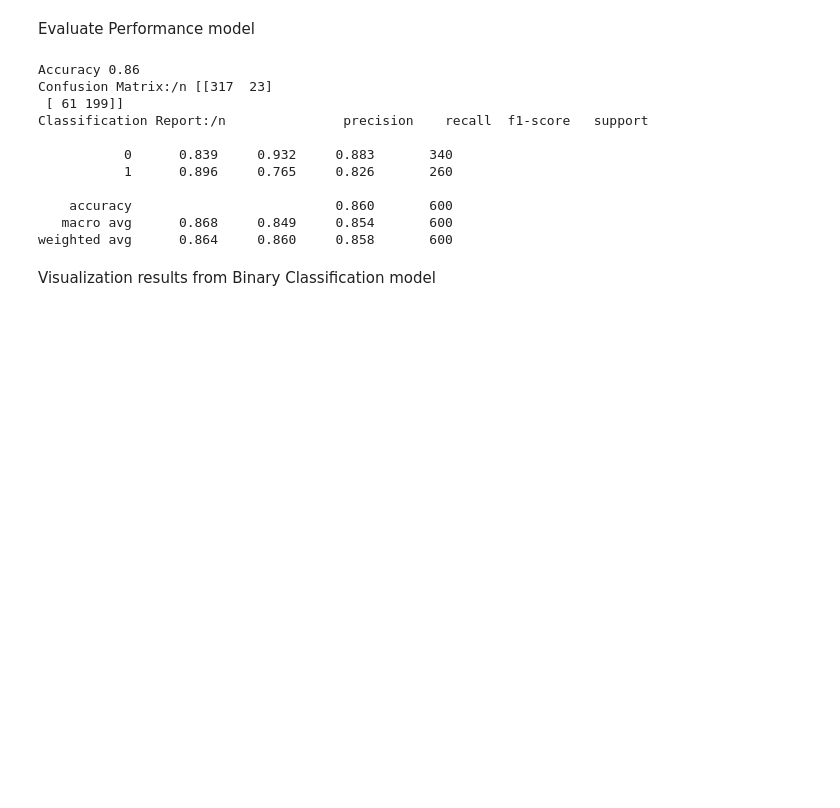
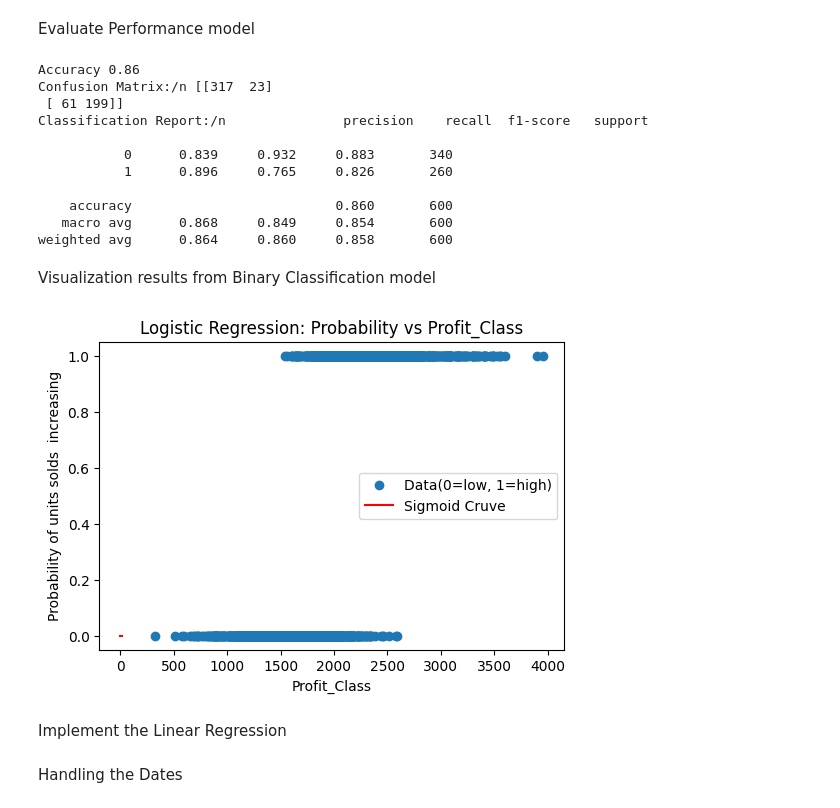
Before and after one commit to jennzalwango/Confectionery, a Jupyter notebook: Confectionery_DM.ipynb, the cells around one changed output. Drawn from its saved outputs; the diff is of its cells as text; code cells hidden in the pictures; blank space fills up the shorter version.

Commit message:
Add visualizations of the binary classification Extract features from the date Column,

```diff
--- a/Confectionery_DM.ipynb
+++ b/Confectionery_DM.ipynb
@@ -627,0 +625,18 @@ probability_curve = model.predict_proba(sales)[:, 1]
+# %%
+sales = np.linspace(0, 11, 200).reshape(-1, 1)
+probability_curve = model.predict_proba(sales)[:, 1]
+
+plt.figure(figsize=(6, 4))
+plt.scatter(X["Units Sold"], y , label="Data(0=low, 1=high)")
+plt.plot(sales, probability_curve, color="red", label="Sigmoid Cruve")
+plt.xlabel("Profit_Class")
+plt.ylabel("Probability of units solds  increasing")
+plt.title("Logistic Regression: Probability vs Profit_Class")
+plt.legend()
+plt.show()
+# %% [output]
+[figure, added]
+# %% [markdown]
+Implement the Linear Regression
+# %% [markdown]
+Handling the Dates
```
Also changed, not shown: parts of 2 cells of this notebook.
